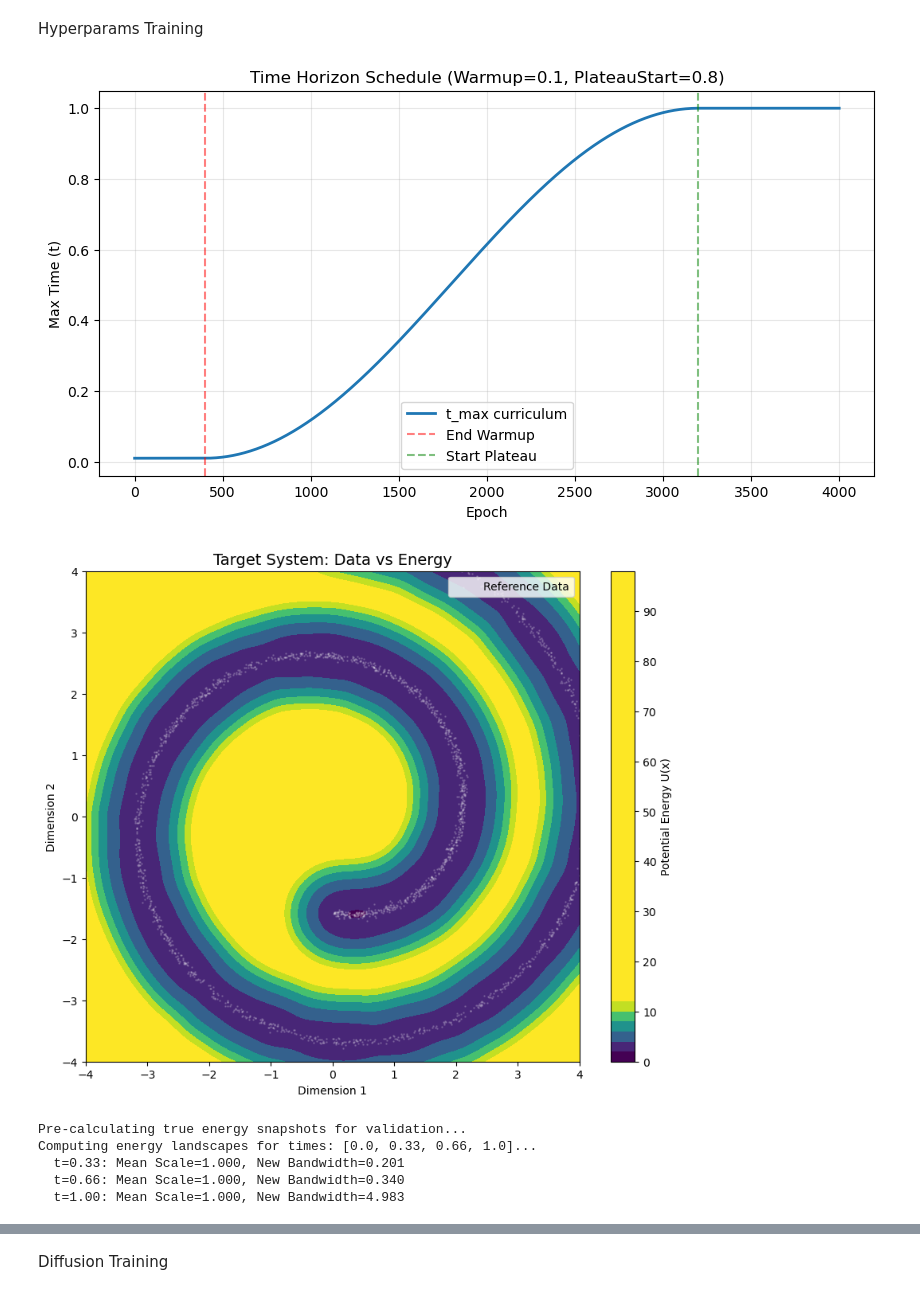
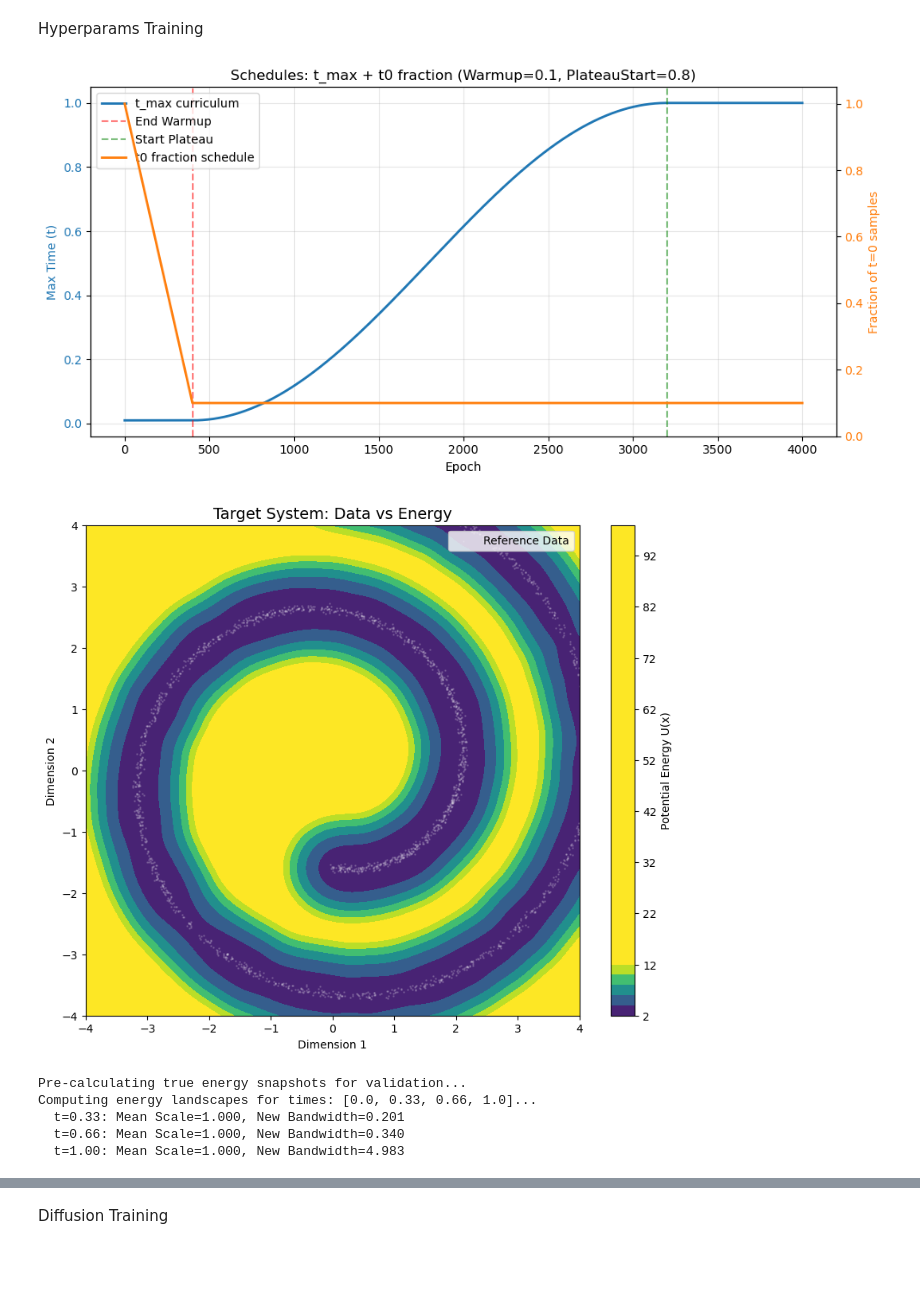
Before and after one commit to maximoffdev/DrugFlow, a Jupyter notebook: notebooks/test.ipynb, the cells around one changed output, grey strips where cells are left out. Saved outputs shown, nothing was run; the diff lists cells and outputs as text; code cells hidden in the pictures; blank space fills up the shorter version.

```diff
--- a/notebooks/test.ipynb
+++ b/notebooks/test.ipynb
@@ -1098,46 +1086,62 @@ learning_rate = 5e-4
 warmup = 0.1
 plateau = 0.8
 
+# New: t=0 fraction schedule plateau (will linearly decay from 1.0 to this value over warmup)
+t0_batch_fraction_plateau = 0.1
+
 horizon_values = [get_time_horizon(e, num_epochs, warmup, plateau) for e in range(num_epochs)]
+t0_fraction_values = [get_t0_batch_fraction(e, num_epochs, warmup, t0_batch_fraction_plateau) for e in range(num_epochs)]
 
-plt.figure(figsize=(10, 5))
-plt.plot(horizon_values, linewidth=2, label="t_max curriculum")
-plt.axvline(x=num_epochs*warmup, color='r', linestyle='--', alpha=0.5, label="End Warmup")
-plt.axvline(x=num_epochs*plateau, color='g', linestyle='--', alpha=0.5, label="Start Plateau")
-plt.title(f"Time Horizon Schedule (Warmup={warmup}, PlateauStart={plateau})")
-plt.xlabel("Epoch")
-plt.ylabel("Max Time (t)")
-plt.legend()
-plt.grid(True, alpha=0.3)
+fig, ax1 = plt.subplots(figsize=(10, 5))
+ax1.plot(horizon_values, linewidth=2, label="t_max curriculum", color='tab:blue')
+ax1.axvline(x=num_epochs*warmup, color='r', linestyle='--', alpha=0.5, label="End Warmup")
+ax1.axvline(x=num_epochs*plateau, color='g', linestyle='--', alpha=0.5, label="Start Plateau")
+ax1.set_title(f"Schedules: t_max + t0 fraction (Warmup={warmup}, PlateauStart={plateau})")
+ax1.set_xlabel("Epoch")
+ax1.set_ylabel("Max Time (t)", color='tab:blue')
+ax1.tick_params(axis='y', labelcolor='tab:blue')
+ax1.grid(True, alpha=0.3)
+
+# Plot t0 fraction schedule on the right axis
+ax2 = ax1.twinx()
+ax2.plot(t0_fraction_values, linewidth=2, label="t0 fraction schedule", color='tab:orange')
+ax2.set_ylabel("Fraction of t=0 samples", color='tab:orange')
+ax2.tick_params(axis='y', labelcolor='tab:orange')
+ax2.set_ylim(0.0, 1.05)
+
+# Combined legend
+lines1, labels1 = ax1.get_legend_handles_labels()
+lines2, labels2 = ax2.get_legend_handles_labels()
+ax1.legend(lines1 + lines2, labels1 + labels2, loc='upper left')
+
+plt.tight_layout()
 plt.show()
 
 Temperature_Training = 1.0
 Temperature_Sampling = 1.0
-
 
 # Visualization Grid
 grid_size = 100
 x_vis = np.linspace(-4, 4, grid_size)
 y_vis = np.linspace(-4, 4, grid_size)
 xx, yy = np.meshgrid(x_vis, y_vis)
 grid_tensor = torch.tensor(np.column_stack((xx.ravel(), yy.ravel())), dtype=torch.float32).to(device)
 
 plot_dataset_and_energy(target_landscape, device)
 
 # We need the ground truth for t=0, t=0.5, and t=1.0 to calculate differences.
 times_to_plot = [0.0, 0.33, 0.66, 1.0] # Use 0.0 instead of 0.0001 for exact dictionary lookup
 titles = ["t = 0", "t = 0.33", "t = 0.66", "t = 1.0"]
 print("Pre-calculating true energy snapshots for validation...")
 
 # Calculate Intermediate Landscapes
-# Pass your specific f and g functions here
 target_landscape.calculate_snapshots(f_xt, g_t, times=times_to_plot)
 
 # Plot
 target_landscape.plot_evolution(times=times_to_plot)
 # %% [output]
-[figure, old version]
+[figure, new version]
-[figure, old version]
+[figure, new version]
 Pre-calculating true energy snapshots for validation...
 Computing energy landscapes for times: [0.0, 0.33, 0.66, 1.0]...
   t=0.33: Mean Scale=1.000, New Bandwidth=0.201
```
Also changed, not shown: parts of 6 cells of this notebook, 3 other files.
